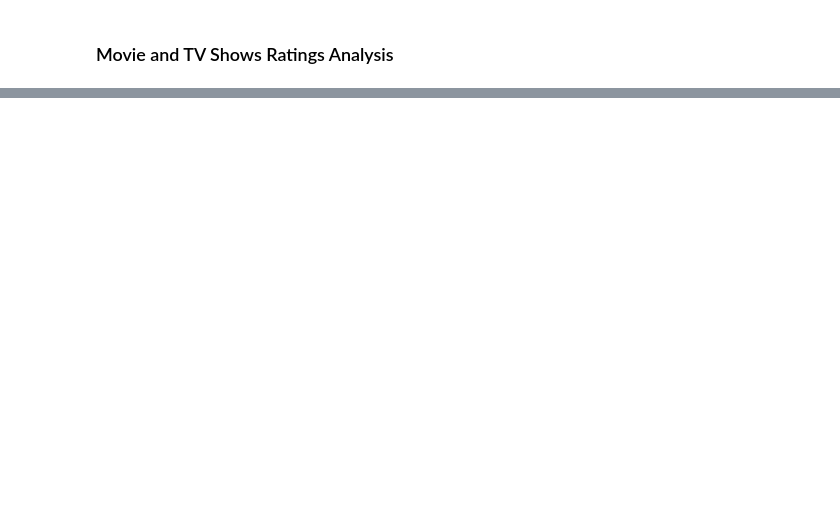
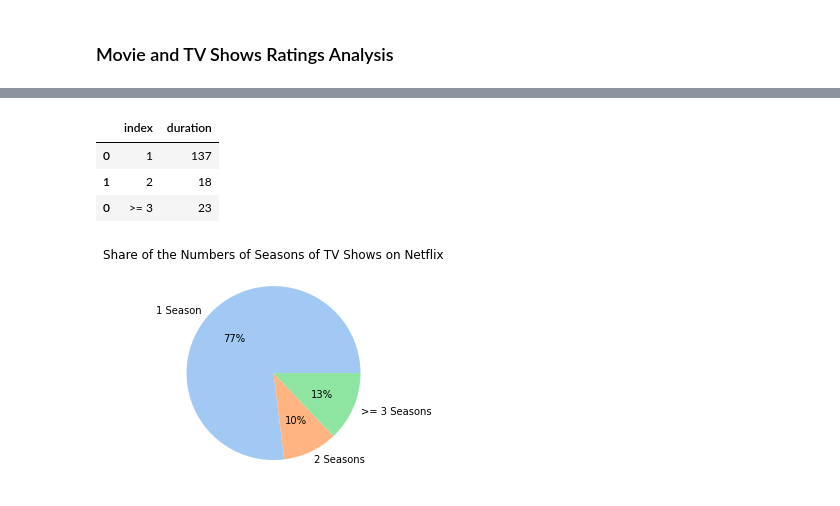
Before and after one commit to SarahLuym/kaggle, a Jupyter notebook: Netflix/Netflix Data Analysis.ipynb, the cells around one changed output, grey strips where cells are left out. Saved outputs shown, nothing was run; the diff lists cells and outputs as text; code cells hidden in the pictures; blank space fills up the shorter version.

```diff
--- a/Netflix/Netflix Data Analysis.ipynb
+++ b/Netflix/Netflix Data Analysis.ipynb
@@ -233,0 +360,3 @@ Text(0.5, 1.0, 'Movie and TV Show Trends on Netflix')
+# %%
+tv_df['duration'] = tv_df['duration'].apply(lambda x: int(x.split(' Season')[0]))
+tv_df['duration']
@@ -233,0 +396,21 @@ Text(0.5, 1.0, 'Movie and TV Show Trends on Netflix')
+# %%
+seasons_cnt = tv_df['duration'].value_counts()
+othersum = seasons_cnt[2:].sum()
+othersum = pd.DataFrame([['>= 3', othersum]])
+othersum.columns = ['index', 'duration']
+cnt = pd.DataFrame(seasons_cnt[:2]).reset_index()
+seasons_cnt = cnt.append(othersum)
+seasons_cnt
+# %% [output]
+|  | index | duration |
+| 0 | 1 | 137 |
+| 1 | 2 | 18 |
+| 0 | >= 3 | 23 |
+# %%
+labels = ['1 Season', '2 Seasons', '>= 3 Seasons']
+colors = sns.color_palette('pastel')[0:3]
+plt.pie(seasons_cnt.duration, labels=labels, colors=colors, autopct='%.0f%%')
+plt.title("Share of the Numbers of Seasons of TV Shows on Netflix")
+plt.show()
+# %% [output]
+[figure, added]
```
Also changed, not shown: parts of 34 cells of this notebook.
